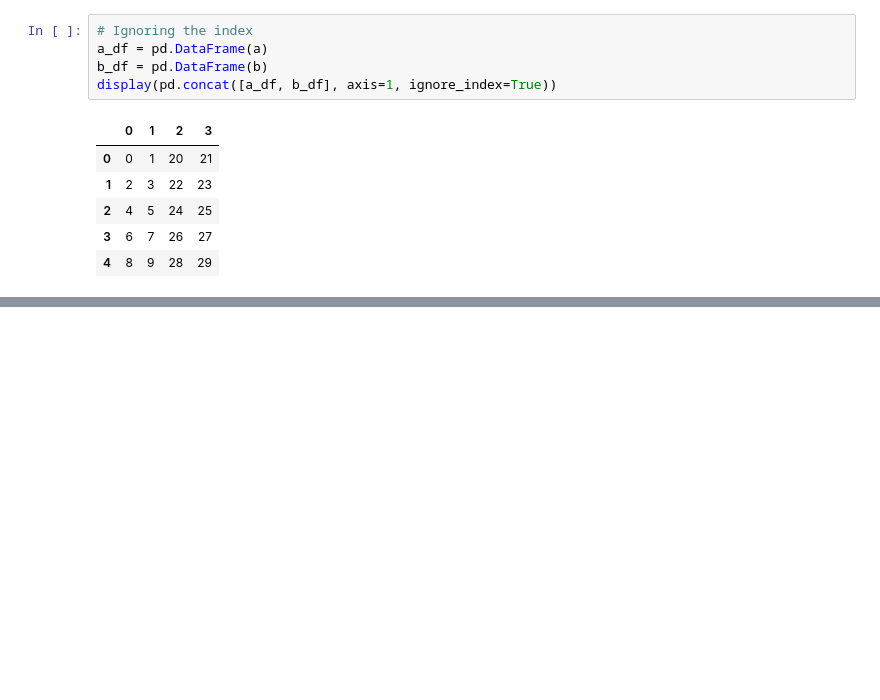
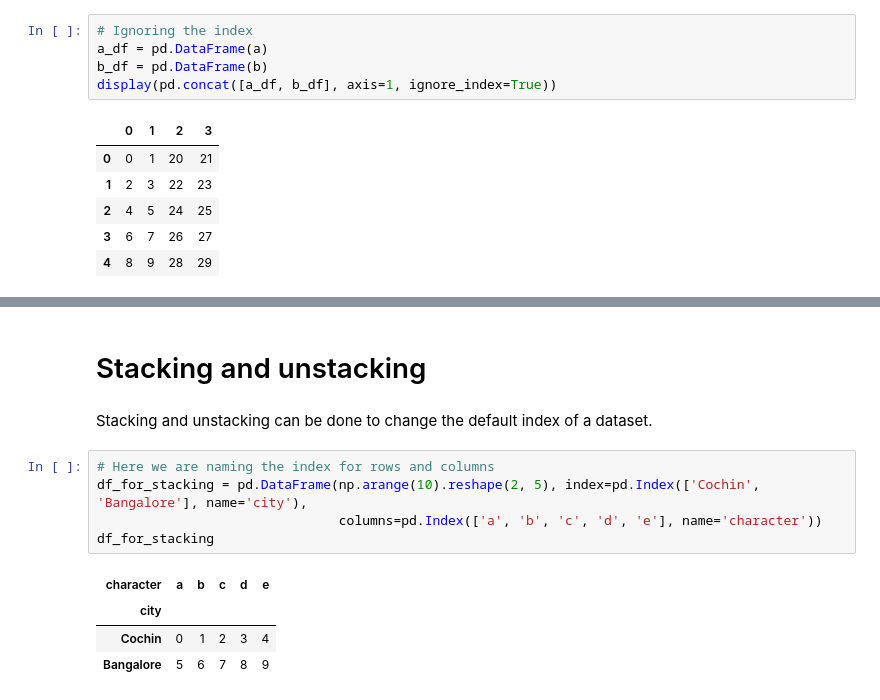
Before and after one commit to albinjohn366/DataScience_Tutorials, a Jupyter notebook: Working_with_Data.ipynb, the cells around one changed output, grey strips where cells are left out. Drawn from its saved outputs; the diff is of its cells as text; blank space fills up the shorter version.

```diff
--- a/Working_with_Data.ipynb
+++ b/Working_with_Data.ipynb
@@ -283,0 +322,14 @@ display(pd.concat([a_df, b_df], axis=1, ignore_index=True))
+# %% [markdown]
+# Stacking and unstacking
+# %% [markdown]
+Stacking and unstacking can be done to change the default index of a dataset.
+# %%
+# Here we are naming the index for rows and columns
+df_for_stacking = pd.DataFrame(np.arange(10).reshape(2, 5), index=pd.Index(['Cochin', 'Bangalore'], name='city'),
+                               columns=pd.Index(['a', 'b', 'c', 'd', 'e'], name='character'))
+df_for_stacking
+# %% [output]
+| character | a | b | c | d | e |
+| city |  |  |  |  |  |
+| Cochin | 0 | 1 | 2 | 3 | 4 |
+| Bangalore | 5 | 6 | 7 | 8 | 9 |
```
Also changed, not shown: parts of 9 cells of this notebook.
